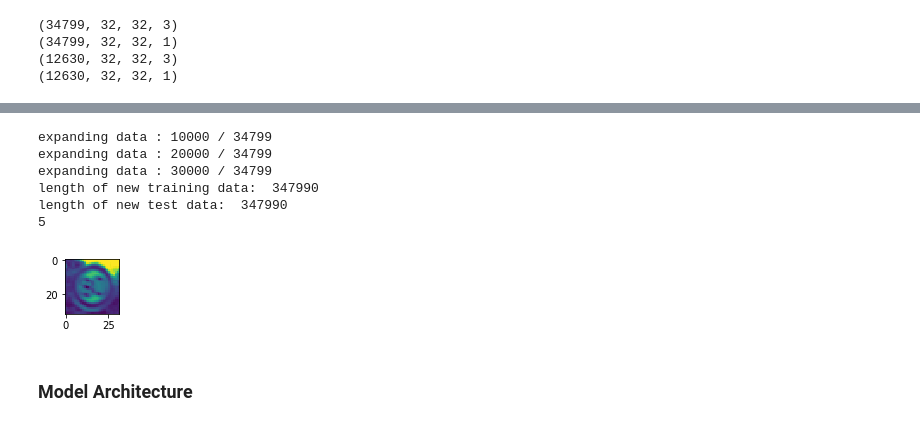
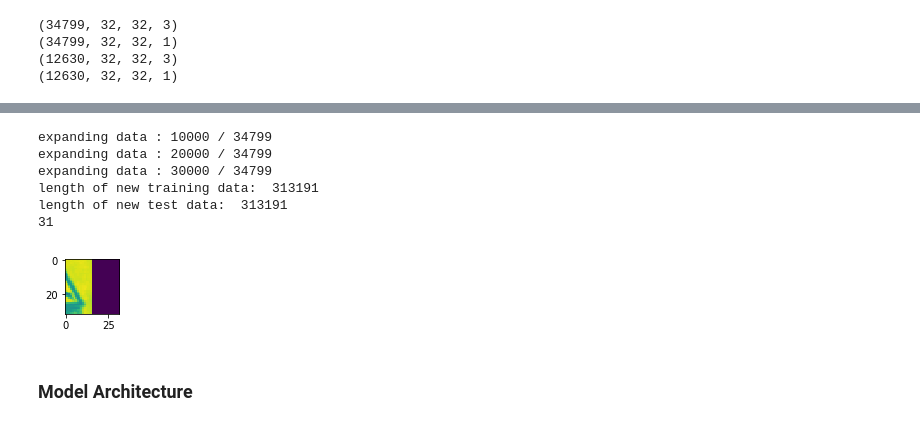
Before and after one commit to JG-Jayaganesh/CarND-Traffic-Sign-Classifier-Project, a Jupyter notebook: Traffic_Sign_Classifier.ipynb, the cells around one changed output, grey strips where cells are left out. Saved outputs shown, nothing was run; the diff lists cells and outputs as text; code cells hidden in the pictures.

```diff
--- a/Traffic_Sign_Classifier.ipynb
+++ b/Traffic_Sign_Classifier.ipynb
@@ -232,13 +243,6 @@ def augment_training_data(images, labels):
         expanded_images.append(new_img_)
         expanded_labels.append(y)
 
-        invert = iaa.Invert(0.05, per_channel=True) # invert color channels
-        new_img_ = invert.augment_image(x)
-
-        # register new training data
-        expanded_images.append(new_img_)
-        expanded_labels.append(y)
-
         add = iaa.Add((-10, 10), per_channel=0.5) # change brightness of images (by -10 to 10 of original value)
         new_img_ = add.augment_image(x)
 
@@ -250,23 +254,22 @@ def augment_training_data(images, labels):
 # %%
 X_train, y_train = augment_training_data(X_train, y_train)
 
 print ('length of new training data: ', len(X_train))
 print ('length of new test data: ', len(y_train))
 
-index = random.randint(0, len(X_train))
 image = X_train[index].squeeze()
 
 plt.figure(figsize=(1,1))
 plt.imshow(image)
 print(y_train[index])
 # %% [output]
 expanding data : 10000 / 34799
 expanding data : 20000 / 34799
 expanding data : 30000 / 34799
-length of new training data:  347990
-length of new test data:  347990
-5
+length of new training data:  313191
+length of new test data:  313191
+31
-[figure, old version]
+[figure, new version]
 # %%
 from sklearn.utils import shuffle
 
```
Also changed, not shown: parts of 10 cells of this notebook, 9 other files.
